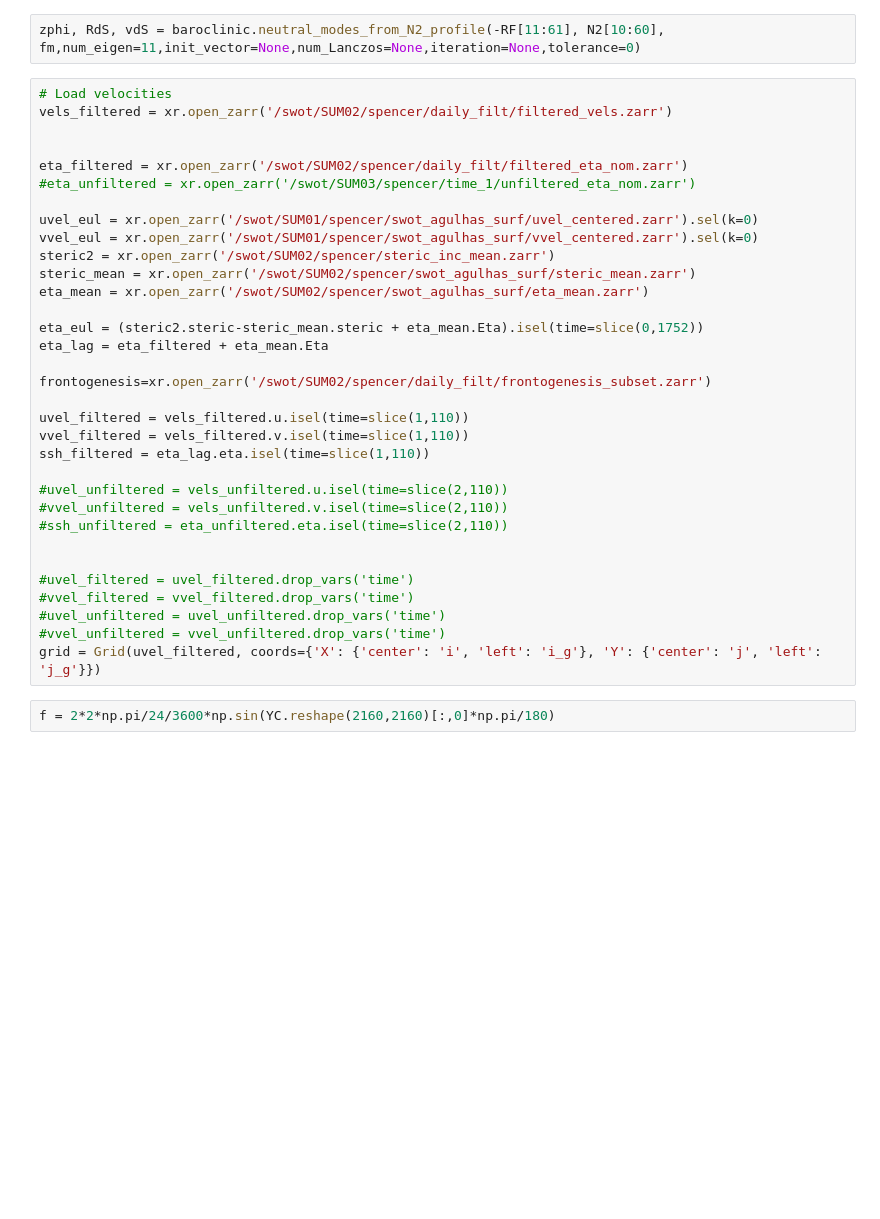
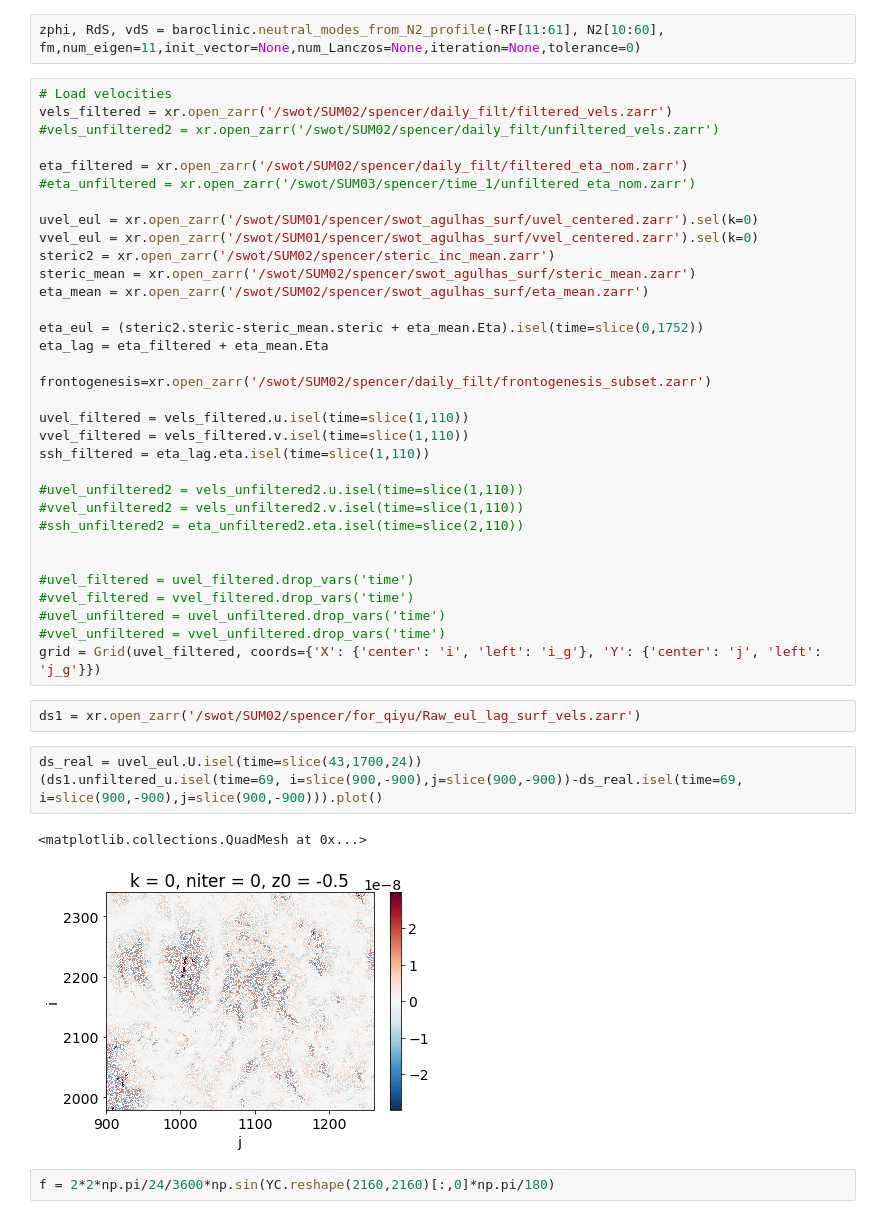
Before and after one commit to cspencerjones/separating-balanced, a Jupyter notebook: python/ginsburg_results/geostrophy_tangent_plane.ipynb, the cells around one changed output. Cells and saved outputs as stored; diff of their text form; blank space fills up the shorter version.

```diff
--- a/python/ginsburg_results/geostrophy_tangent_plane.ipynb
+++ b/python/ginsburg_results/geostrophy_tangent_plane.ipynb
@@ -35,7 +35,7 @@ zphi, RdS, vdS = baroclinic.neutral_modes_from_N2_profile(-RF[11:61], N2[10:60],
 # %%
 # Load velocities
 vels_filtered = xr.open_zarr('/swot/SUM02/spencer/daily_filt/filtered_vels.zarr')
-
+#vels_unfiltered2 = xr.open_zarr('/swot/SUM02/spencer/daily_filt/unfiltered_vels.zarr')
 
 eta_filtered = xr.open_zarr('/swot/SUM02/spencer/daily_filt/filtered_eta_nom.zarr')
 #eta_unfiltered = xr.open_zarr('/swot/SUM03/spencer/time_1/unfiltered_eta_nom.zarr')
@@ -55,9 +55,9 @@ uvel_filtered = vels_filtered.u.isel(time=slice(1,110))
 vvel_filtered = vels_filtered.v.isel(time=slice(1,110))
 ssh_filtered = eta_lag.eta.isel(time=slice(1,110))
 
-#uvel_unfiltered = vels_unfiltered.u.isel(time=slice(2,110))
-#vvel_unfiltered = vels_unfiltered.v.isel(time=slice(2,110))
-#ssh_unfiltered = eta_unfiltered.eta.isel(time=slice(2,110))
+#uvel_unfiltered2 = vels_unfiltered2.u.isel(time=slice(1,110))
+#vvel_unfiltered2 = vels_unfiltered2.v.isel(time=slice(1,110))
+#ssh_unfiltered2 = eta_unfiltered2.eta.isel(time=slice(2,110))
 
 
 #uvel_filtered = uvel_filtered.drop_vars('time')
@@ -65,6 +65,14 @@ ssh_filtered = eta_lag.eta.isel(time=slice(1,110))
 #uvel_unfiltered = uvel_unfiltered.drop_vars('time')
 #vvel_unfiltered = vvel_unfiltered.drop_vars('time')
 grid = Grid(uvel_filtered, coords={'X': {'center': 'i', 'left': 'i_g'}, 'Y': {'center': 'j', 'left': 'j_g'}})
+# %%
+ds1 = xr.open_zarr('/swot/SUM02/spencer/for_qiyu/Raw_eul_lag_surf_vels.zarr')
+# %%
+ds_real = uvel_eul.U.isel(time=slice(43,1700,24))
+(ds1.unfiltered_u.isel(time=69, i=slice(900,-900),j=slice(900,-900))-ds_real.isel(time=69, i=slice(900,-900),j=slice(900,-900))).plot()
+# %% [output]
+<matplotlib.collections.QuadMesh at 0x...>
+[figure, added]
 # %%
 f = 2*2*np.pi/24/3600*np.sin(YC.reshape(2160,2160)[:,0]*np.pi/180)
 # %%
```
Also changed, not shown: parts of 12 cells of this notebook, 5 other files.
